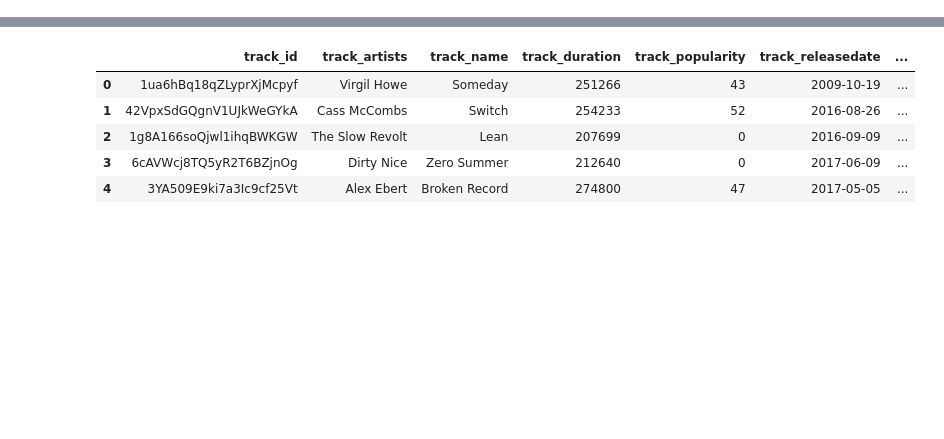
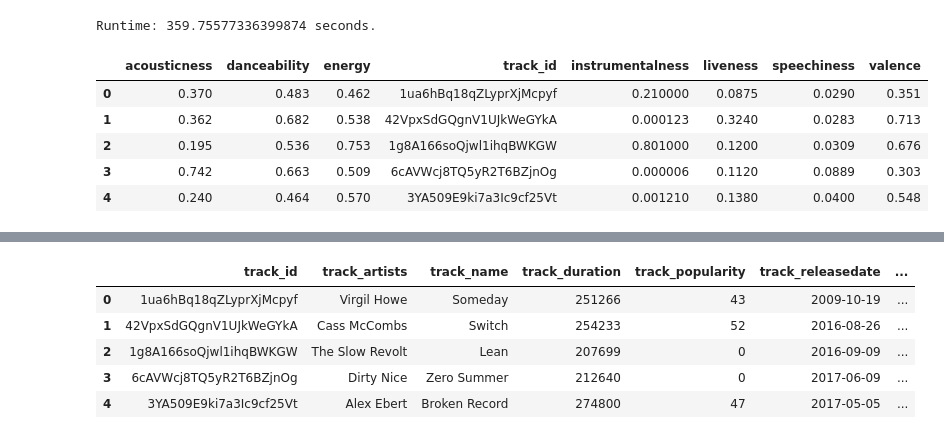
Before and after one commit to adamsiemaszkiewicz/eargasm-music, a Jupyter notebook: eargasm_data-retrieval.ipynb, the cells around one changed output, grey strips where cells are left out. Drawn from its saved outputs; the diff is of its cells as text; code cells hidden in the pictures; blank space fills up the shorter version.

Commit message:
Data retrieval - finished

```diff
--- a/eargasm_data-retrieval.ipynb
+++ b/eargasm_data-retrieval.ipynb
@@ -122,0 +315,11 @@ tracks: 112
+# %%
+track_id = []
+track_artists = []
+track_name = []
+track_duration = []
+track_popularity = []
+track_releasedate = []
+track_preview = []
+track_image = []
+track_url = []
+track_playlist = []
@@ -177,0 +513,25 @@ basic_info_df = pd.read_csv('basic_info.csv', index_col=0)
+# %%
+start = timeit.default_timer()
+
+audio_features_df = pd.DataFrame()
+
+for track_id in tqdm(basic_info_df['track_id']):
+    features = audio_features(track_id)
+    audio_features_df = audio_features_df.append(features, ignore_index=True)
+
+stop = timeit.default_timer()
+print('Runtime: {} seconds.'.format(stop-start))
+# %% [output]
+Runtime: 359.75577336399874 seconds.
+# %%
+audio_features_df.rename(columns={'id': 'track_id'},
+                         inplace=True)
+# %%
+audio_features_df.head()
+# %% [output]
+|  | acousticness | danceability | energy | track_id | instrumentalness | liveness | speechiness | valence |
+| 0 | 0.370 | 0.483 | 0.462 | 1ua6hBq18qZLyprXjMcpyf | 0.210000 | 0.0875 | 0.0290 | 0.351 |
+| 1 | 0.362 | 0.682 | 0.538 | 42VpxSdGQgnV1UJkWeGYkA | 0.000123 | 0.3240 | 0.0283 | 0.713 |
+| 2 | 0.195 | 0.536 | 0.753 | 1g8A166soQjwl1ihqBWKGW | 0.801000 | 0.1200 | 0.0309 | 0.676 |
+| 3 | 0.742 | 0.663 | 0.509 | 6cAVWcj8TQ5yR2T6BZjnOg | 0.000006 | 0.1120 | 0.0889 | 0.303 |
+| 4 | 0.240 | 0.464 | 0.570 | 3YA509E9ki7a3Ic9cf25Vt | 0.001210 | 0.1380 | 0.0400 | 0.548 |
```
Also changed, not shown: parts of 134 cells of this notebook.
